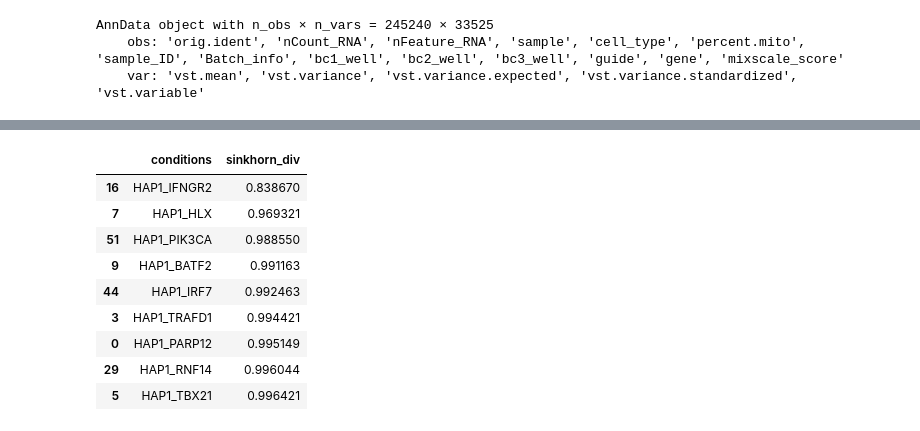
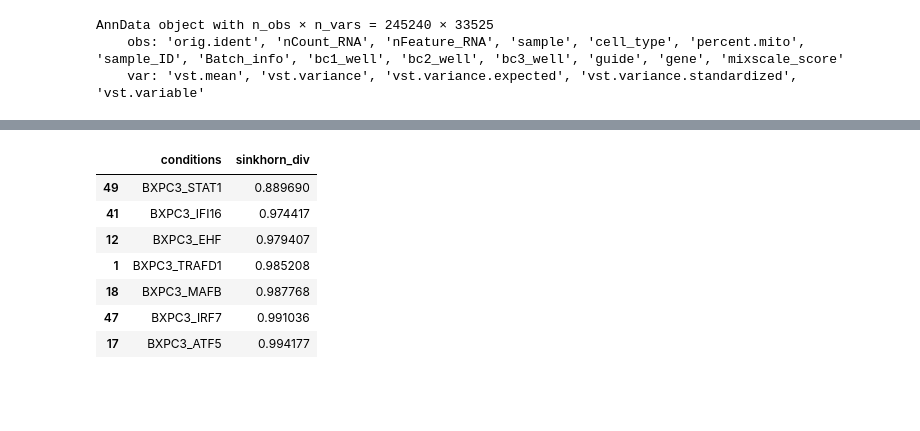
Before and after one commit to theislab/cellflow_reproducibility, a Jupyter notebook: notebooks/prepare_data/process_satija_ifng_r2.ipynb, the cells around one changed output, grey strips where cells are left out. Drawn from its saved outputs; the diff is of its cells as text; code cells hidden in the pictures; blank space fills up the shorter version.

```diff
--- a/notebooks/prepare_data/process_satija_ifng_r2.ipynb
+++ b/notebooks/prepare_data/process_satija_ifng_r2.ipynb
@@ -16,5 +16,6 @@ from sklearn.metrics import r2_score
 # %%
 k_ood = 6
 pathway = 'IFNG'
-cell_type = 'HAP1'
-output_dir = "/lustre/groups/ml01/workspace/ot_perturbation/data/satija/datasets/ifng/r2"
+cell_type = 'BXPC3'
+output_dir = "/lustre/groups/ml01/workspace/ot_perturbation/data/satija/datasets/r2"
+pca_components = 30
@@ -74,3 +123,5 @@ Name: count, dtype: int64
 # %%
 sc.pp.highly_variable_genes(adata, inplace=True, n_top_genes=2000)
 adata = adata[:,adata.var["highly_variable"]==True]
+# %%
+adata = get_DE_genes(adata)
@@ -151,17 +231,15 @@ df_effects_sorted
 # %%
-ood_ko = df_effects_sorted[::k_ood]
+ood_ko = df_effects_sorted[::len(df_effects_sorted) // k_ood]
 ood_ko
 # %% [output]
 |  | conditions | sinkhorn_div |
-| 16 | HAP1_IFNGR2 | 0.838670 |
-| 7 | HAP1_HLX | 0.969321 |
-| 51 | HAP1_PIK3CA | 0.988550 |
-| 9 | HAP1_BATF2 | 0.991163 |
-| 44 | HAP1_IRF7 | 0.992463 |
-| 3 | HAP1_TRAFD1 | 0.994421 |
-| 0 | HAP1_PARP12 | 0.995149 |
-| 29 | HAP1_RNF14 | 0.996044 |
-| 5 | HAP1_TBX21 | 0.996421 |
+| 49 | BXPC3_STAT1 | 0.889690 |
+| 41 | BXPC3_IFI16 | 0.974417 |
+| 12 | BXPC3_EHF | 0.979407 |
+| 1 | BXPC3_TRAFD1 | 0.985208 |
+| 18 | BXPC3_MAFB | 0.987768 |
+| 47 | BXPC3_IRF7 | 0.991036 |
+| 17 | BXPC3_ATF5 | 0.994177 |
 # %%
 ood_conditions = ood_ko.conditions.values
 ood_conditions
```
Also changed, not shown: parts of 42 cells of this notebook, 14 other files.
